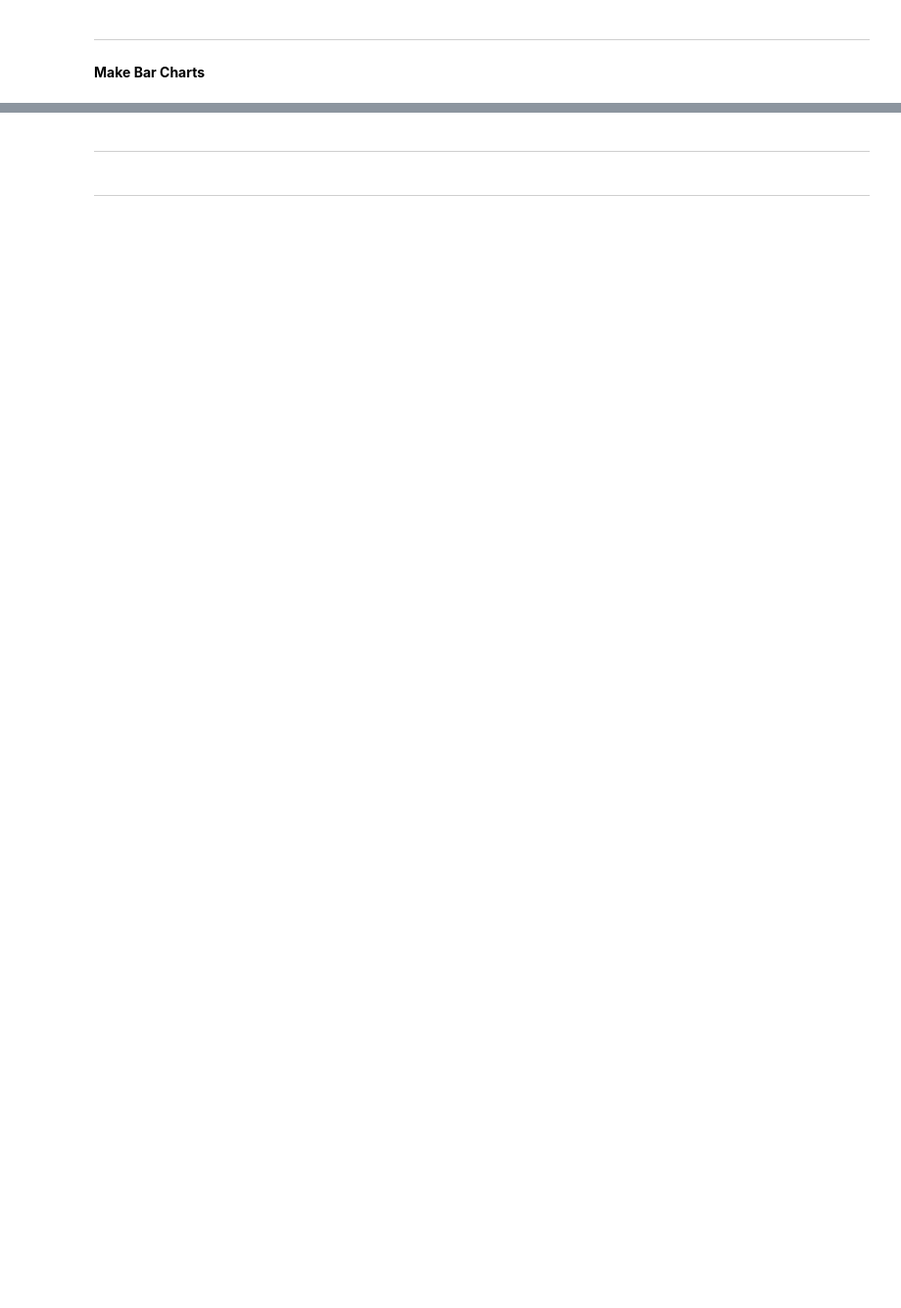
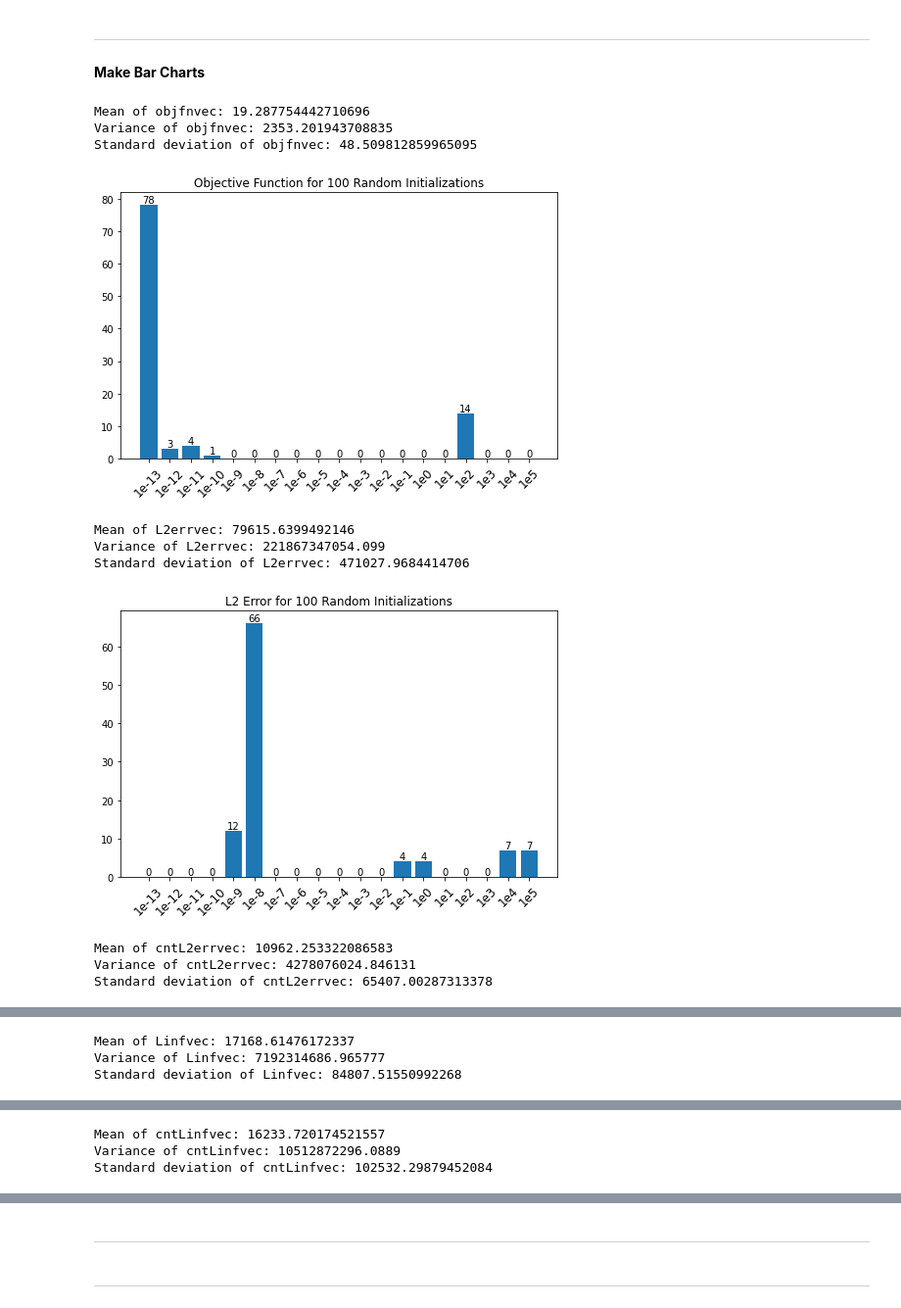
Before and after one commit to kbcollins/tdse, a Jupyter notebook: chebyshev/tdse-adj-cheb-rand-init-test-kbc.ipynb, the cells around one changed output, grey strips where cells are left out. Shown: that part at 98% size. Drawn from its saved outputs; the diff is of its cells as text; code cells hidden in the pictures; blank space fills up the shorter version.

```diff
--- a/chebyshev/tdse-adj-cheb-rand-init-test-kbc.ipynb
+++ b/chebyshev/tdse-adj-cheb-rand-init-test-kbc.ipynb
@@ -619,30 +498,70 @@ def makebar(array):
     # print(bardata)
 
     xtickslabels = []
     for n in binrange:
         xtickslabels.append(f'1e{-n}')
 
     # print(xtickslabels)
 
     plt.figure(figsize=(8, 5))
     barcontainer = plt.bar(-binrange, bardata)
     plt.xticks(-binrange, xtickslabels, fontsize='large', rotation=45)
     plt.bar_label(barcontainer)
     # plt.yscale('log')
 
 
+print('Mean of objfnvec:', np.mean(objfnvec))
+print('Variance of objfnvec:', np.var(objfnvec))
+print('Standard deviation of objfnvec:', np.std(objfnvec))
+
+makebar(objfnvec)
+plt.title(f'Objective Function for {numloop} Random Initializations')
+plt.show()
+
+
+print('Mean of L2errvec:', np.mean(L2errvec))
+print('Variance of L2errvec:', np.var(L2errvec))
+print('Standard deviation of L2errvec:', np.std(L2errvec))
+
 makebar(L2errvec)
 plt.title(f'L2 Error for {numloop} Random Initializations')
 plt.show()
+
+
+print('Mean of cntL2errvec:', np.mean(cntL2errvec))
+print('Variance of cntL2errvec:', np.var(cntL2errvec))
+print('Standard deviation of cntL2errvec:', np.std(cntL2errvec))
 
 makebar(cntL2errvec)
 plt.title(f'Continuous L2 Error for {numloop} Random Initializations')
 plt.show()
 
+
+print('Mean of Linfvec:', np.mean(Linfvec))
+print('Variance of Linfvec:', np.var(Linfvec))
+print('Standard deviation of Linfvec:', np.std(Linfvec))
+
 makebar(Linfvec)
 plt.title(f'L-infinite Error for {numloop} Random Initializations')
 plt.show()
 
+
+print('Mean of cntLinfvec:', np.mean(cntLinfvec))
+print('Variance of cntLinfvec:', np.var(cntLinfvec))
+print('Standard deviation of cntLinfvec:', np.std(cntLinfvec))
+
 makebar(cntLinfvec)
 plt.title(f'Continuous L-infinite Error for {numloop} Random Initializations')
 plt.show()
+# %% [output]
+Mean of objfnvec: 19.287754442710696
+Variance of objfnvec: 2353.201943708835
+Standard deviation of objfnvec: 48.509812859965095
+[figure, added]
+Mean of L2errvec: 79615.6399492146
+Variance of L2errvec: 221867347054.099
+Standard deviation of L2errvec: 471027.9684414706
+[figure, added]
+Mean of cntL2errvec: 10962.253322086583
+Variance of cntL2errvec: 4278076024.846131
+Standard deviation of cntL2errvec: 65407.00287313378
@@ -648,0 +569,3 @@ plt.show()
+Mean of Linfvec: 17168.61476172337
+Variance of Linfvec: 7192314686.965777
+Standard deviation of Linfvec: 84807.51550992268
@@ -648,0 +573,3 @@ plt.show()
+Mean of cntLinfvec: 16233.720174521557
+Variance of cntLinfvec: 10512872296.0889
+Standard deviation of cntLinfvec: 102532.29879452084
```
Also changed, not shown: parts of 12 cells of this notebook.
